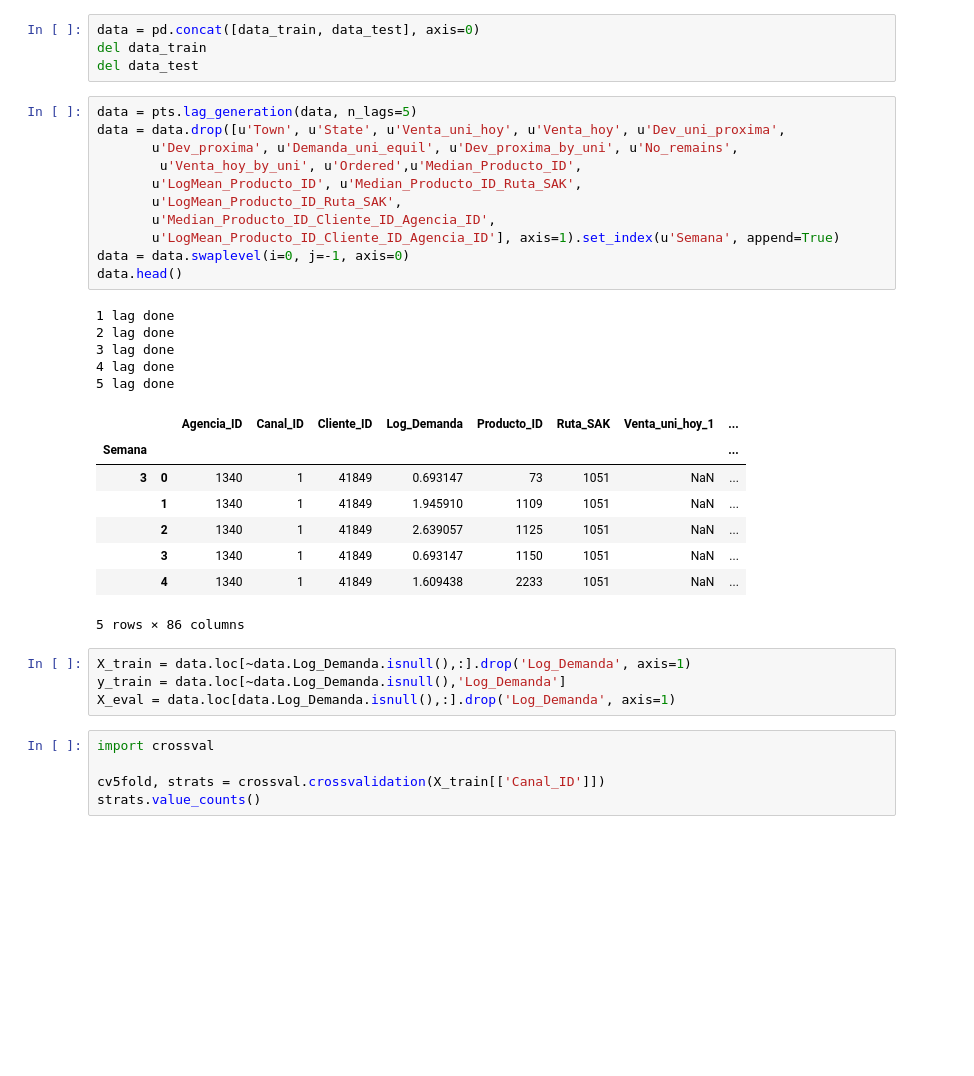
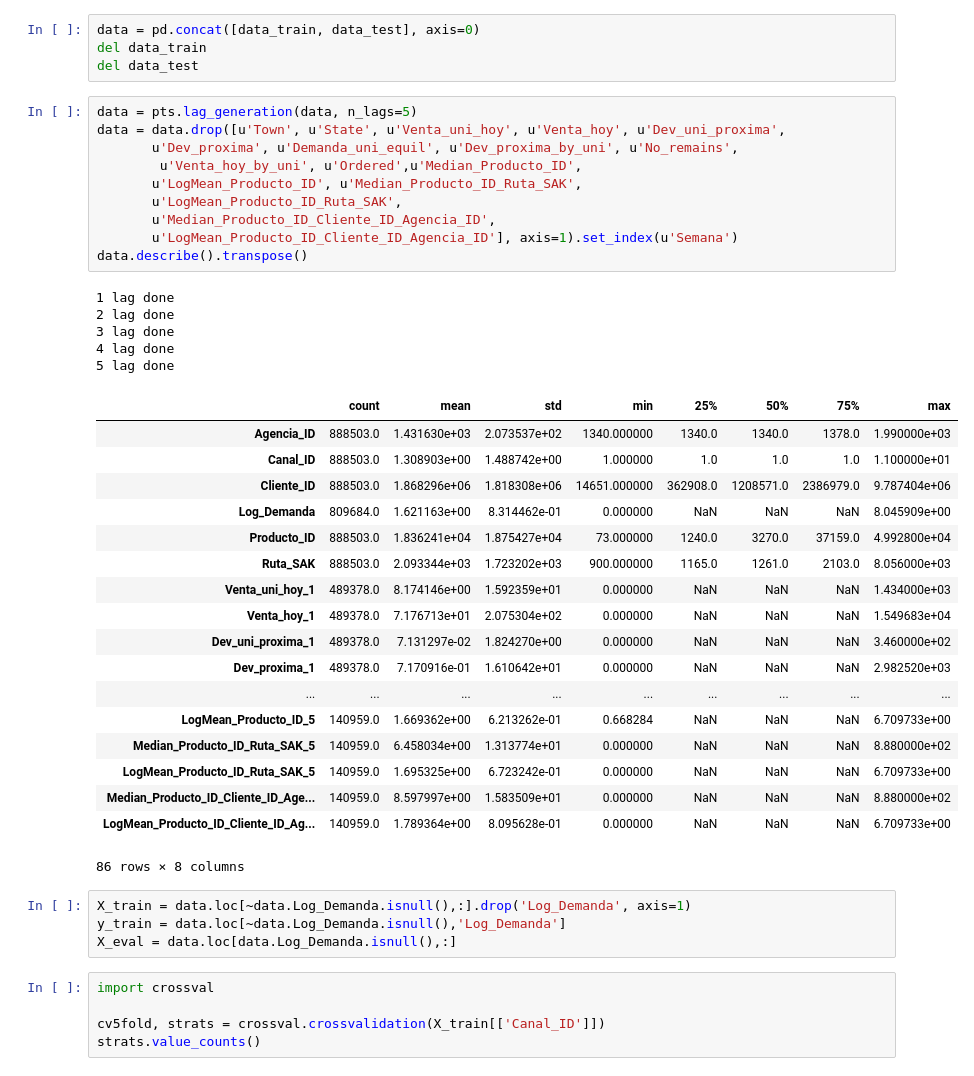
Before and after one commit to ValIlya/KB, a Jupyter notebook: models/models_timeseries_release_v01.ipynb, the cells around one changed output. Drawn from its saved outputs; the diff is of its cells as text; blank space fills up the shorter version.

```diff
--- a/models/models_timeseries_release_v01.ipynb
+++ b/models/models_timeseries_release_v01.ipynb
@@ -64,32 +64,41 @@ del data_test
 # %%
 data = pts.lag_generation(data, n_lags=5)
 data = data.drop([u'Town', u'State', u'Venta_uni_hoy', u'Venta_hoy', u'Dev_uni_proxima',
        u'Dev_proxima', u'Demanda_uni_equil', u'Dev_proxima_by_uni', u'No_remains',
         u'Venta_hoy_by_uni', u'Ordered',u'Median_Producto_ID',
        u'LogMean_Producto_ID', u'Median_Producto_ID_Ruta_SAK',
        u'LogMean_Producto_ID_Ruta_SAK',
        u'Median_Producto_ID_Cliente_ID_Agencia_ID',
-       u'LogMean_Producto_ID_Cliente_ID_Agencia_ID'], axis=1).set_index(u'Semana', append=True)
-data = data.swaplevel(i=0, j=-1, axis=0)
-data.head()
+       u'LogMean_Producto_ID_Cliente_ID_Agencia_ID'], axis=1).set_index(u'Semana')
+data.describe().transpose()
 # %% [output]
 1 lag done
 2 lag done
 3 lag done
 4 lag done
 5 lag done
-|  |  | Agencia_ID | Canal_ID | Cliente_ID | Log_Demanda | Producto_ID | Ruta_SAK | Venta_uni_hoy_1 | ... |
-| Semana |  |  |  |  |  |  |  |  | ... |
-| 3 | 0 | 1340 | 1 | 41849 | 0.693147 | 73 | 1051 | NaN | ... |
-|  | 1 | 1340 | 1 | 41849 | 1.945910 | 1109 | 1051 | NaN | ... |
-|  | 2 | 1340 | 1 | 41849 | 2.639057 | 1125 | 1051 | NaN | ... |
-|  | 3 | 1340 | 1 | 41849 | 0.693147 | 1150 | 1051 | NaN | ... |
-|  | 4 | 1340 | 1 | 41849 | 1.609438 | 2233 | 1051 | NaN | ... |
+|  | count | mean | std | min | 25% | 50% | 75% | max |
+| Agencia_ID | 888503.0 | 1.431630e+03 | 2.073537e+02 | 1340.000000 | 1340.0 | 1340.0 | 1378.0 | 1.990000e+03 |
+| Canal_ID | 888503.0 | 1.308903e+00 | 1.488742e+00 | 1.000000 | 1.0 | 1.0 | 1.0 | 1.100000e+01 |
+| Cliente_ID | 888503.0 | 1.868296e+06 | 1.818308e+06 | 14651.000000 | 362908.0 | 1208571.0 | 2386979.0 | 9.787404e+06 |
+| Log_Demanda | 809684.0 | 1.621163e+00 | 8.314462e-01 | 0.000000 | NaN | NaN | NaN | 8.045909e+00 |
+| Producto_ID | 888503.0 | 1.836241e+04 | 1.875427e+04 | 73.000000 | 1240.0 | 3270.0 | 37159.0 | 4.992800e+04 |
+| Ruta_SAK | 888503.0 | 2.093344e+03 | 1.723202e+03 | 900.000000 | 1165.0 | 1261.0 | 2103.0 | 8.056000e+03 |
+| Venta_uni_hoy_1 | 489378.0 | 8.174146e+00 | 1.592359e+01 | 0.000000 | NaN | NaN | NaN | 1.434000e+03 |
+| Venta_hoy_1 | 489378.0 | 7.176713e+01 | 2.075304e+02 | 0.000000 | NaN | NaN | NaN | 1.549683e+04 |
+| Dev_uni_proxima_1 | 489378.0 | 7.131297e-02 | 1.824270e+00 | 0.000000 | NaN | NaN | NaN | 3.460000e+02 |
+| Dev_proxima_1 | 489378.0 | 7.170916e-01 | 1.610642e+01 | 0.000000 | NaN | NaN | NaN | 2.982520e+03 |
+| ... | ... | ... | ... | ... | ... | ... | ... | ... |
+| LogMean_Producto_ID_5 | 140959.0 | 1.669362e+00 | 6.213262e-01 | 0.668284 | NaN | NaN | NaN | 6.709733e+00 |
+| Median_Producto_ID_Ruta_SAK_5 | 140959.0 | 6.458034e+00 | 1.313774e+01 | 0.000000 | NaN | NaN | NaN | 8.880000e+02 |
+| LogMean_Producto_ID_Ruta_SAK_5 | 140959.0 | 1.695325e+00 | 6.723242e-01 | 0.000000 | NaN | NaN | NaN | 6.709733e+00 |
+| Median_Producto_ID_Cliente_ID_Age... | 140959.0 | 8.597997e+00 | 1.583509e+01 | 0.000000 | NaN | NaN | NaN | 8.880000e+02 |
+| LogMean_Producto_ID_Cliente_ID_Ag... | 140959.0 | 1.789364e+00 | 8.095628e-01 | 0.000000 | NaN | NaN | NaN | 6.709733e+00 |
-5 rows × 86 columns
+86 rows × 8 columns
 # %%
 X_train = data.loc[~data.Log_Demanda.isnull(),:].drop('Log_Demanda', axis=1)
 y_train = data.loc[~data.Log_Demanda.isnull(),'Log_Demanda']
-X_eval = data.loc[data.Log_Demanda.isnull(),:].drop('Log_Demanda', axis=1)
+X_eval = data.loc[data.Log_Demanda.isnull(),:]
 # %%
 import crossval
 
```
Also changed, not shown: parts of 12 cells of this notebook, 3 other files.
